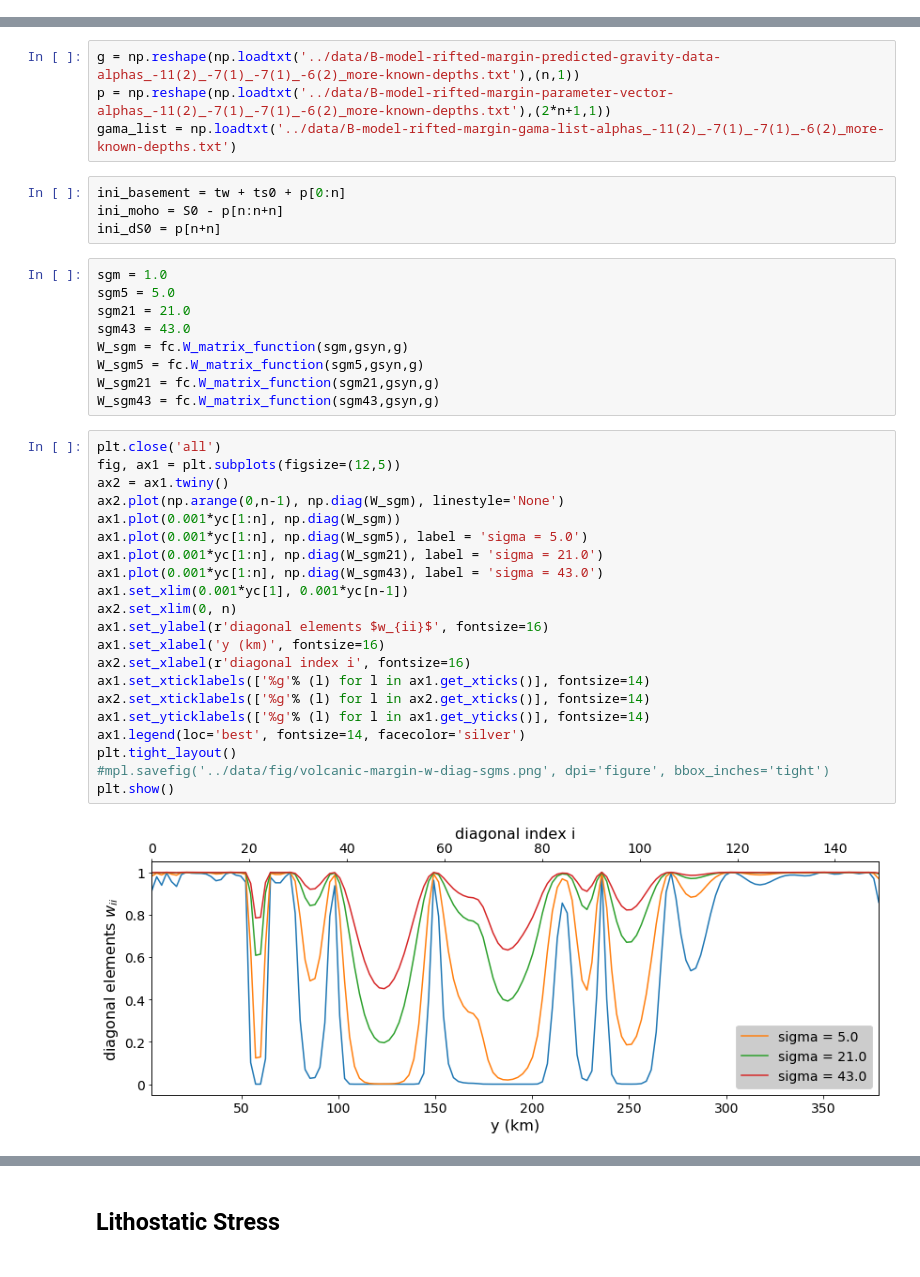
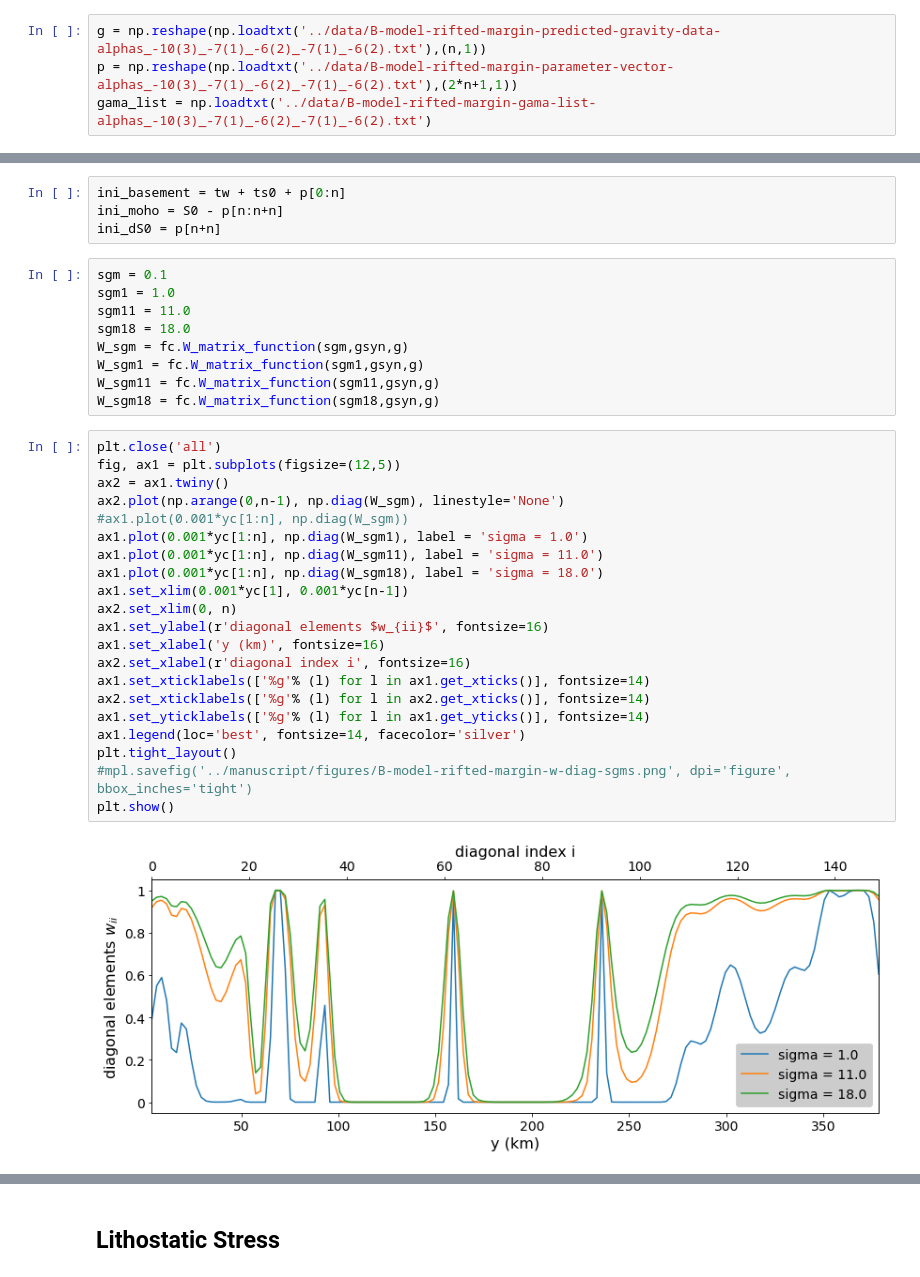
Before and after one commit to pinga-lab/paper-isostatic-grav2D, a Jupyter notebook: code/B-model-rifted-margin-model-(inverse-problem)-(variable-isostatic-constrain).ipynb, the cells around one changed output, grey strips where cells are left out. Saved outputs shown, nothing was run; the diff lists cells and outputs as text.

```diff
--- a/code/B-model-rifted-margin-model-(inverse-problem)-(variable-isostatic-constrain).ipynb
+++ b/code/B-model-rifted-margin-model-(inverse-problem)-(variable-isostatic-constrain).ipynb
@@ -283,3 +290,7 @@ print alpha0, alpha1, alpha2, alpha3
 # %% [markdown]
 ### Inversion code refinement
+# %%
+g = np.reshape(np.loadtxt('../data/B-model-rifted-margin-predicted-gravity-data-alphas_-10(3)_-7(1)_-6(2)_-7(1)_-6(2).txt'),(n,1))
+p = np.reshape(np.loadtxt('../data/B-model-rifted-margin-parameter-vector-alphas_-10(3)_-7(1)_-6(2)_-7(1)_-6(2).txt'),(2*n+1,1))
+gama_list = np.loadtxt('../data/B-model-rifted-margin-gama-list-alphas_-10(3)_-7(1)_-6(2)_-7(1)_-6(2).txt')
 # %% [raw]
@@ -289,43 +300,39 @@ gama_list = np.loadtxt('../data/B-model-rifted-margin-gama-list-alphas_-11(2)_-7
-# %%
-g = np.reshape(np.loadtxt('../data/B-model-rifted-margin-predicted-gravity-data-alphas_-11(2)_-7(1)_-7(1)_-6(2)_more-known-depths.txt'),(n,1))
-p = np.reshape(np.loadtxt('../data/B-model-rifted-margin-parameter-vector-alphas_-11(2)_-7(1)_-7(1)_-6(2)_more-known-depths.txt'),(2*n+1,1))
-gama_list = np.loadtxt('../data/B-model-rifted-margin-gama-list-alphas_-11(2)_-7(1)_-7(1)_-6(2)_more-known-depths.txt')
 # %%
 ini_basement = tw + ts0 + p[0:n]
 ini_moho = S0 - p[n:n+n]
 ini_dS0 = p[n+n]
 # %%
-sgm = 1.0
-sgm5 = 5.0
-sgm21 = 21.0
-sgm43 = 43.0
+sgm = 0.1
+sgm1 = 1.0
+sgm11 = 11.0
+sgm18 = 18.0
 W_sgm = fc.W_matrix_function(sgm,gsyn,g)
-W_sgm5 = fc.W_matrix_function(sgm5,gsyn,g)
-W_sgm21 = fc.W_matrix_function(sgm21,gsyn,g)
-W_sgm43 = fc.W_matrix_function(sgm43,gsyn,g)
+W_sgm1 = fc.W_matrix_function(sgm1,gsyn,g)
+W_sgm11 = fc.W_matrix_function(sgm11,gsyn,g)
+W_sgm18 = fc.W_matrix_function(sgm18,gsyn,g)
 # %%
 plt.close('all')
 fig, ax1 = plt.subplots(figsize=(12,5))
 ax2 = ax1.twiny()
 ax2.plot(np.arange(0,n-1), np.diag(W_sgm), linestyle='None')
-ax1.plot(0.001*yc[1:n], np.diag(W_sgm))
-ax1.plot(0.001*yc[1:n], np.diag(W_sgm5), label = 'sigma = 5.0')
-ax1.plot(0.001*yc[1:n], np.diag(W_sgm21), label = 'sigma = 21.0')
-ax1.plot(0.001*yc[1:n], np.diag(W_sgm43), label = 'sigma = 43.0')
+#ax1.plot(0.001*yc[1:n], np.diag(W_sgm))
+ax1.plot(0.001*yc[1:n], np.diag(W_sgm1), label = 'sigma = 1.0')
+ax1.plot(0.001*yc[1:n], np.diag(W_sgm11), label = 'sigma = 11.0')
+ax1.plot(0.001*yc[1:n], np.diag(W_sgm18), label = 'sigma = 18.0')
 ax1.set_xlim(0.001*yc[1], 0.001*yc[n-1])
 ax2.set_xlim(0, n)
 ax1.set_ylabel(r'diagonal elements $w_{ii}$', fontsize=16)
 ax1.set_xlabel('y (km)', fontsize=16)
 ax2.set_xlabel(r'diagonal index i', fontsize=16)
 ax1.set_xticklabels(['%g'% (l) for l in ax1.get_xticks()], fontsize=14)
 ax2.set_xticklabels(['%g'% (l) for l in ax2.get_xticks()], fontsize=14)
 ax1.set_yticklabels(['%g'% (l) for l in ax1.get_yticks()], fontsize=14)
 ax1.legend(loc='best', fontsize=14, facecolor='silver')
 plt.tight_layout()
-#mpl.savefig('../data/fig/volcanic-margin-w-diag-sgms.png', dpi='figure', bbox_inches='tight')
+#mpl.savefig('../manuscript/figures/B-model-rifted-margin-w-diag-sgms.png', dpi='figure', bbox_inches='tight')
 plt.show()
 # %% [output]
-[figure, old version]
+[figure, new version]
 # %%
 g0 = g.copy()
 gama = gama_list[len(gama_list)-1]
```
Also changed, not shown: parts of 12 cells of this notebook, 18 other files.
